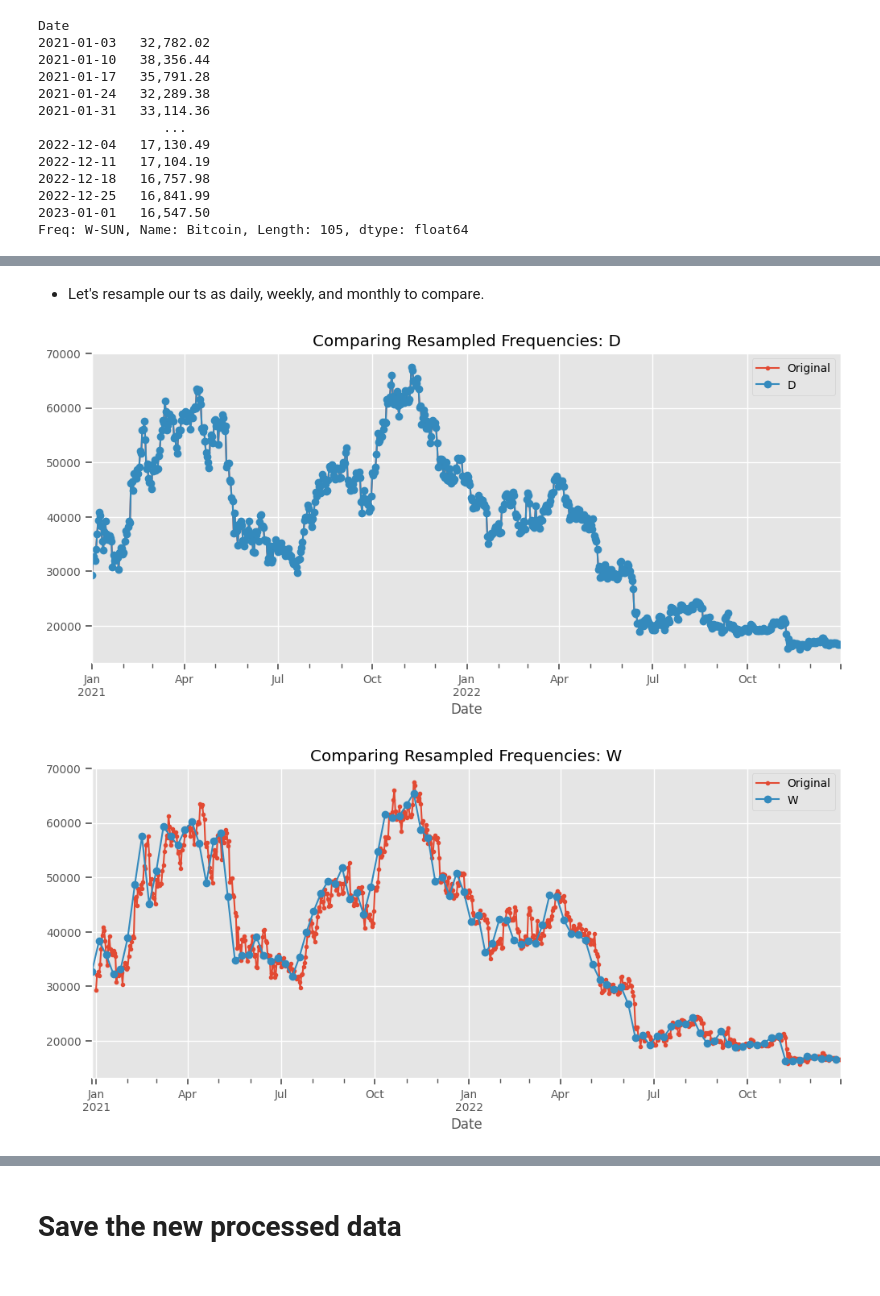
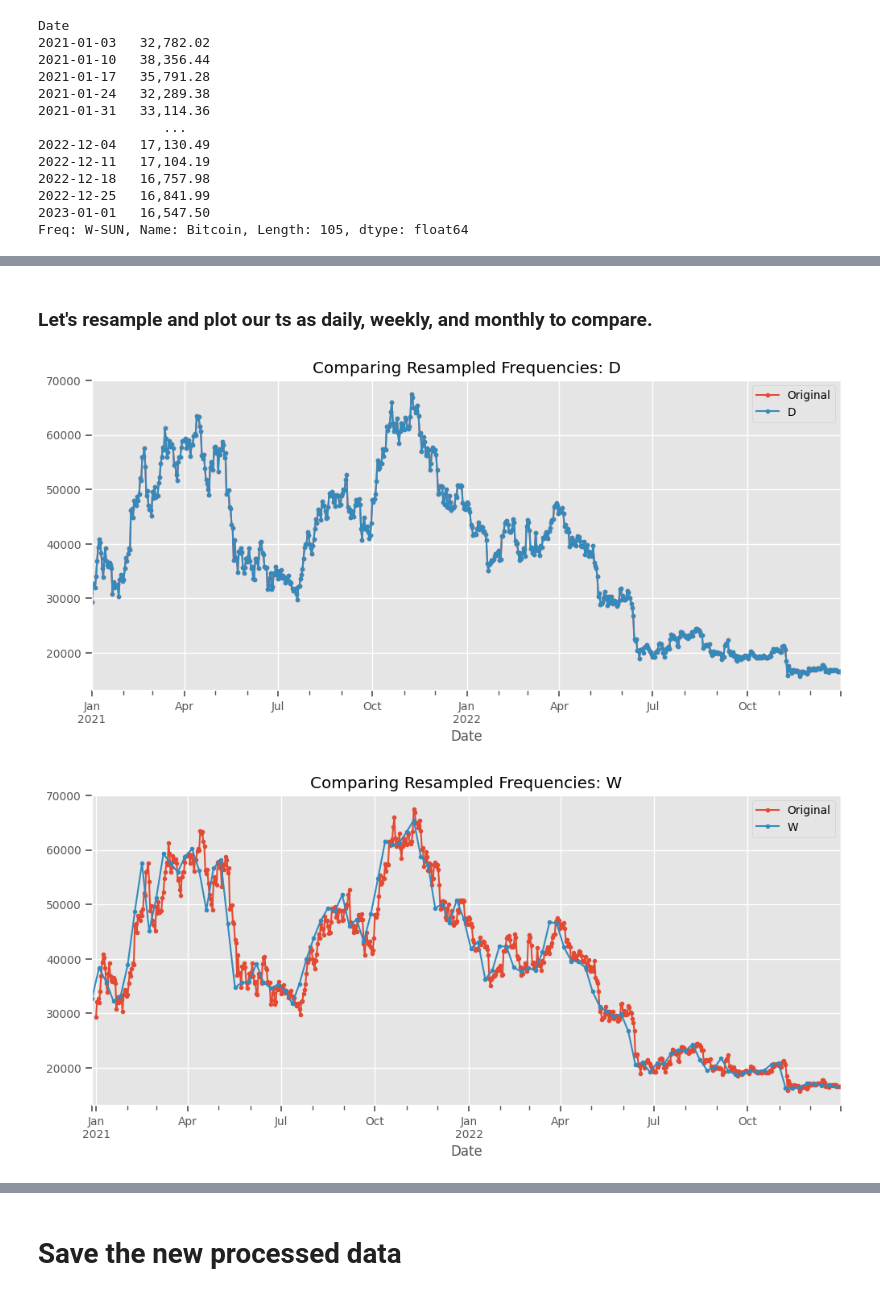
Before and after one commit to erwincarlogonzales/data-viz-time-series-analysis-codealongs, a Jupyter notebook: Solutions/SOLUTIONS Wk18-Lecture01-CodeAlong.ipynb, the cells around one changed output, grey strips where cells are left out. Cells and saved outputs as stored; diff of their text form; code cells hidden in the pictures.

```diff
--- a/Solutions/SOLUTIONS Wk18-Lecture01-CodeAlong.ipynb
+++ b/Solutions/SOLUTIONS Wk18-Lecture01-CodeAlong.ipynb
@@ -337,5 +297,3 @@ DatetimeIndex(['2018-01-02 09:29:00', '2018-01-02 09:30:00',
                '2023-01-27 15:57:00', '2023-01-27 15:58:00',
                '2023-01-27 15:59:00', '2023-01-27 16:00:00'],
               dtype='datetime64[ns]', name='Datetime', length=445762, freq=None)
-# %%
-df_ts = df_ts.drop(['Date','Time'], axis=1)
@@ -737,7 +702,7 @@ ax.set(title='interpolate', ylabel="Stock Price");
 # %% [markdown]
 # Working with Wide-Form Time Series Data
 # %%
-crypto = pd.read_csv("Data/stocks/wide-form-crypto.csv")
+crypto = pd.read_csv("../Data/stocks/wide-form-crypto.csv")
 crypto
 # %% [output]
 |  | CryptoCurrency | Symbol | Currency | 2014-09-17 | 2014-09-18 | 2014-09-19 | 2014-09-20 | 2014-09-21 | ... |
@@ -753,6 +718,6 @@ id_vars
 Index(['CryptoCurrency', 'Symbol', 'Currency'], dtype='object')
 # %%
 ## Melt the crypto data
-long_crypto = pd.melt(crypto, id_vars=id_vars)
+long_crypto = pd.melt(crypto, id_vars=id_vars, value_name='Value', var_name='Date')
 long_crypto
 # %% [output]
@@ -769,8 +734,3 @@ long_crypto
 | 9160 | Etherium | ETH-USD | ETH | 2023-01-26 | 1,603.11 |
 | 9161 | Dogecoin | DOGE-USD | DOGE | 2023-01-26 | 0.09 |
 9162 rows × 5 columns
-# %%
-## Set the var_name  as "Date" and the value_name was "Currency Value"
-long_crypto = pd.melt(crypto,id_vars=id_vars, var_name='Date',
-                      value_name="Value")
-long_crypto
@@ -1037,20 +943,20 @@ ts.plot()
 # %% [markdown]
-- Let's resample our ts as daily, weekly, and monthly to compare.
+### Let's resample and plot our ts as daily, weekly, and monthly to compare.
 # %%
 freqs = ['D','W','M','Q','A']
 
 
 for freq in freqs:
     ax = ts.plot(label='Original',  style='.-',
             title=f'Comparing Resampled Frequencies: {freq}');
 
     ts_temp = ts.resample(freq).last()
-    ts_temp.plot(style='o-', label=freq,ax=ax)
+    ts_temp.plot(style='.-', label=freq,ax=ax)
     plt.legend()
     plt.show()
 # %% [output]
-[figure, old version]
+[figure, new version]
-[figure, old version]
+[figure, new version]
 [figure]
 [figure]
 [figure]
```
Also changed, not shown: parts of 38 cells of this notebook, 8 other files.
